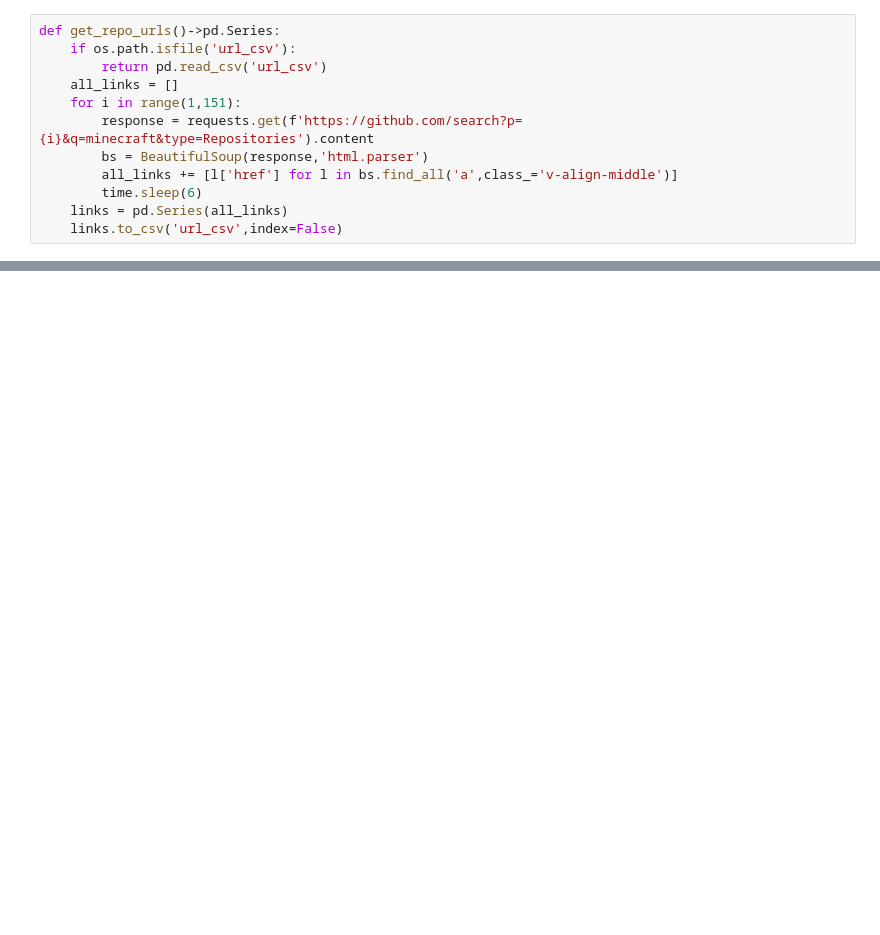
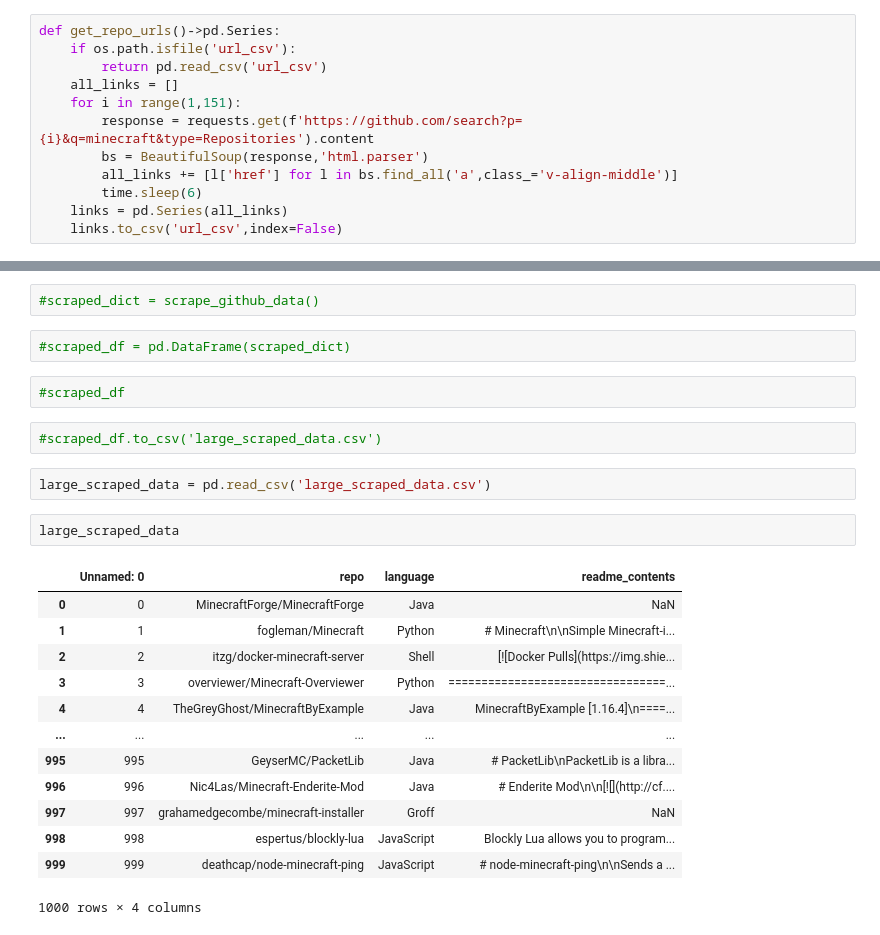
Before and after one commit to Doubtable-Steves-Linguistics/MinecraftNLP, a Jupyter notebook: michael_working_notebook.ipynb, the cells around one changed output, grey strips where cells are left out. Drawn from its saved outputs; the diff is of its cells as text; blank space fills up the shorter version.

```diff
--- a/michael_working_notebook.ipynb
+++ b/michael_working_notebook.ipynb
@@ -379,0 +203,26 @@ scraped_df
+# %%
+#scraped_dict = scrape_github_data()
+# %%
+#scraped_df = pd.DataFrame(scraped_dict)
+# %%
+#scraped_df
+# %%
+#scraped_df.to_csv('large_scraped_data.csv')
+# %%
+large_scraped_data = pd.read_csv('large_scraped_data.csv')
+# %%
+large_scraped_data
+# %% [output]
+|  | Unnamed: 0 | repo | language | readme_contents |
+| 0 | 0 | MinecraftForge/MinecraftForge | Java | NaN |
+| 1 | 1 | fogleman/Minecraft | Python | # Minecraft\n\nSimple Minecraft-i... |
+| 2 | 2 | itzg/docker-minecraft-server | Shell | [![Docker Pulls](https://img.shie... |
+| 3 | 3 | overviewer/Minecraft-Overviewer | Python | =================================... |
+| 4 | 4 | TheGreyGhost/MinecraftByExample | Java | MinecraftByExample [1.16.4]\n====... |
+| ... | ... | ... | ... | ... |
+| 995 | 995 | GeyserMC/PacketLib | Java | # PacketLib\nPacketLib is a libra... |
+| 996 | 996 | Nic4Las/Minecraft-Enderite-Mod | Java | # Enderite Mod\n\n[![](http://cf.... |
+| 997 | 997 | grahamedgecombe/minecraft-installer | Groff | NaN |
+| 998 | 998 | espertus/blockly-lua | JavaScript | Blockly Lua allows you to program... |
+| 999 | 999 | deathcap/node-minecraft-ping | JavaScript | # node-minecraft-ping\n\nSends a ... |
+1000 rows × 4 columns
```
Also changed, not shown: parts of 73 cells of this notebook.
